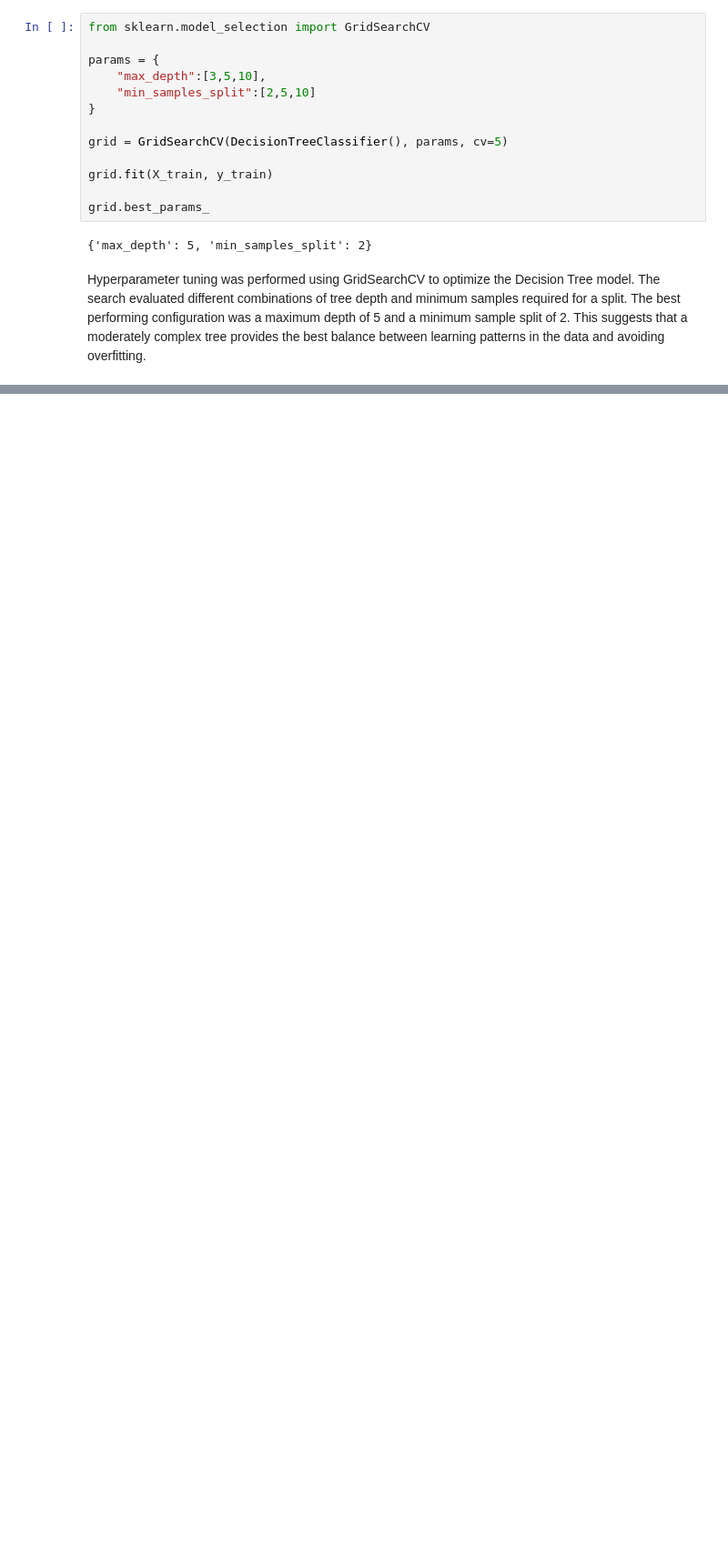
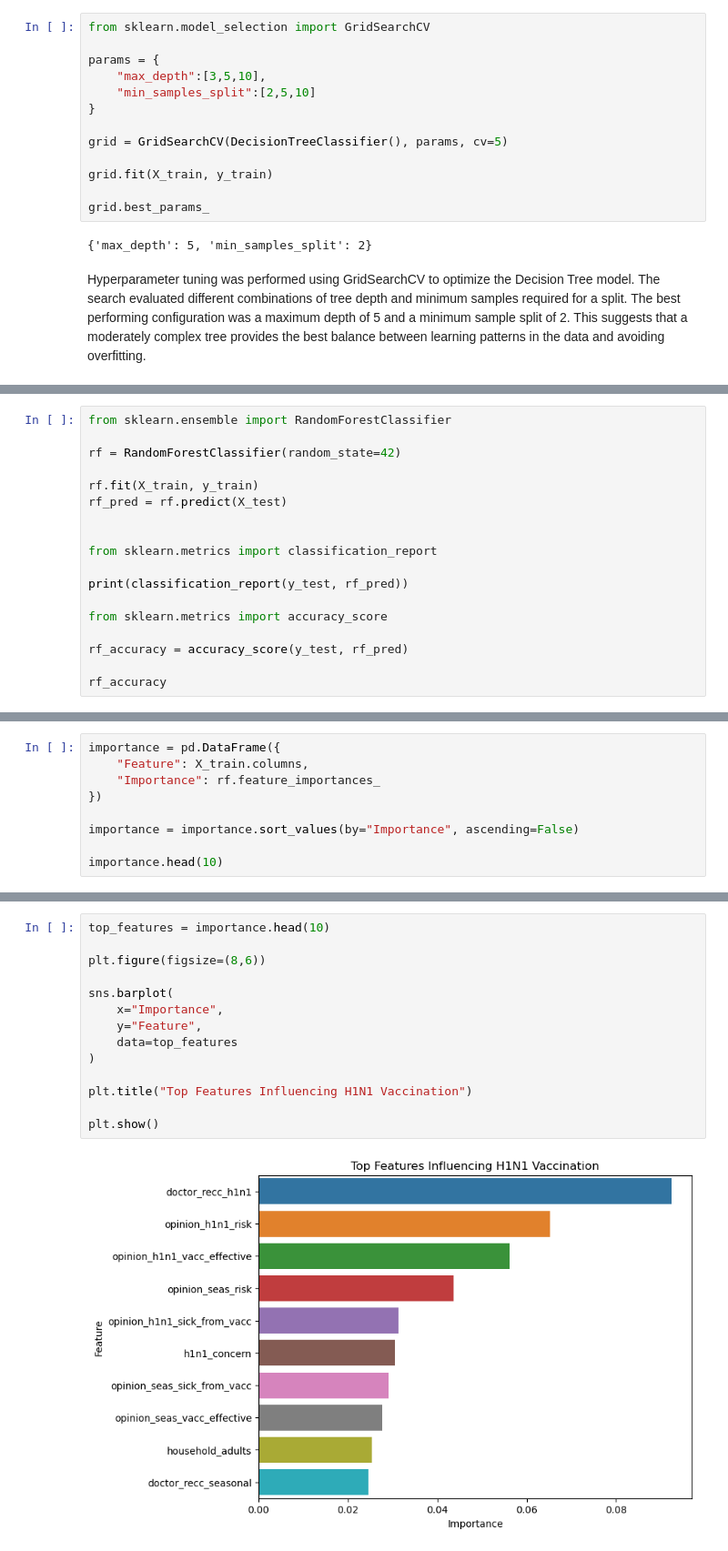
Before and after one commit to michelleotieno12-netizen/h1n1-flu-vaccine-prediction, a Jupyter notebook: notebooks/project_notebook.ipynb, the cells around one changed output, grey strips where cells are left out. Shown at 91% size. Saved outputs shown, nothing was run; the diff lists cells and outputs as text; blank space fills up the shorter version.

```diff
--- a/notebooks/project_notebook.ipynb
+++ b/notebooks/project_notebook.ipynb
@@ -464,0 +481,18 @@ Hyperparameter tuning was performed using GridSearchCV to optimize the Decision
+# %%
+from sklearn.ensemble import RandomForestClassifier
+
+rf = RandomForestClassifier(random_state=42)
+
+rf.fit(X_train, y_train)
+rf_pred = rf.predict(X_test)
+
+
+from sklearn.metrics import classification_report
+
+print(classification_report(y_test, rf_pred))
+
+from sklearn.metrics import accuracy_score
+
+rf_accuracy = accuracy_score(y_test, rf_pred)
+
+rf_accuracy
@@ -464,0 +513,9 @@ Hyperparameter tuning was performed using GridSearchCV to optimize the Decision
+# %%
+importance = pd.DataFrame({
+    "Feature": X_train.columns,
+    "Importance": rf.feature_importances_
+})
+
+importance = importance.sort_values(by="Importance", ascending=False)
+
+importance.head(10)
@@ -464,0 +536,16 @@ Hyperparameter tuning was performed using GridSearchCV to optimize the Decision
+# %%
+top_features = importance.head(10)
+
+plt.figure(figsize=(8,6))
+
+sns.barplot(
+    x="Importance",
+    y="Feature",
+    data=top_features
+)
+
+plt.title("Top Features Influencing H1N1 Vaccination")
+
+plt.show()
+# %% [output]
+[figure, added]
```
Also changed, not shown: parts of 35 cells of this notebook.
